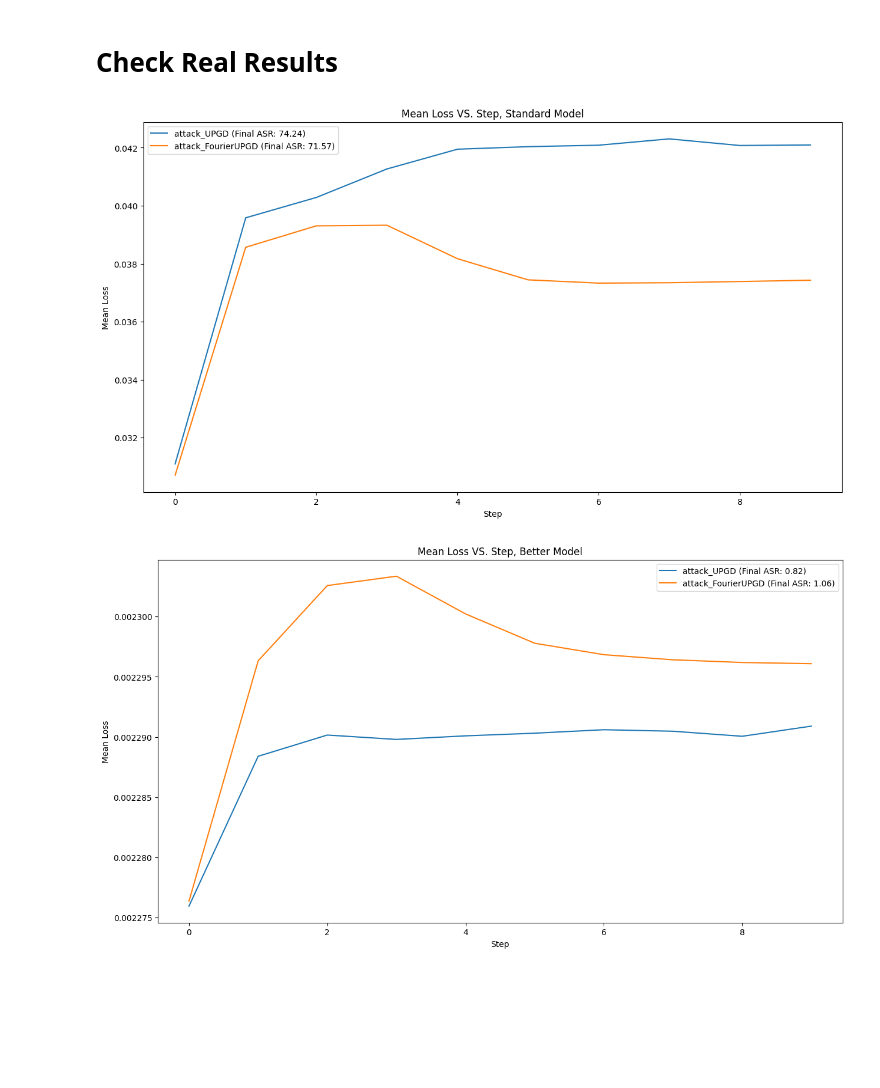
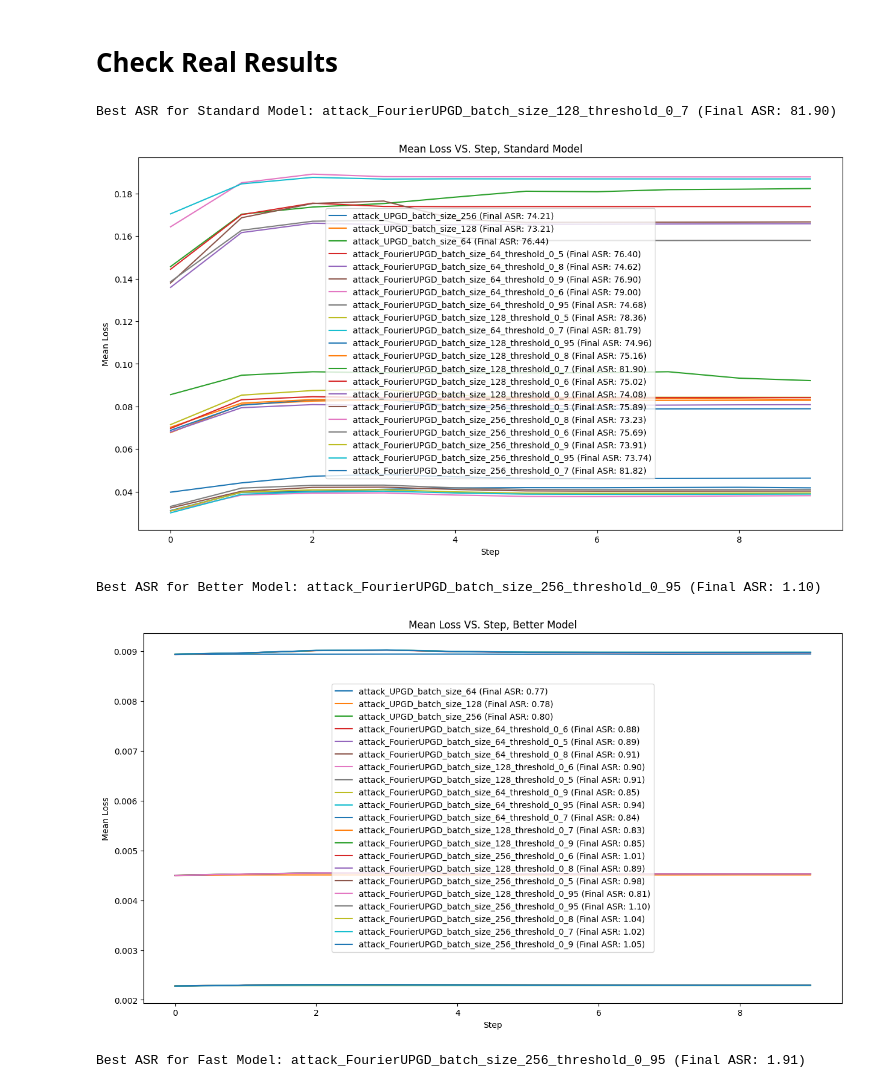
Before and after one commit to wr0om/Attacks_HW1, a Jupyter notebook: check_results.ipynb, the cells around one changed output. Saved outputs shown, nothing was run; the diff lists cells and outputs as text; code cells hidden in the pictures; blank space fills up the shorter version.

```diff
--- a/check_results.ipynb
+++ b/check_results.ipynb
@@ -80,20 +80,32 @@ fast_results = load_results(fast_dir)
 # %%
 def plot_mean_loss_per_step(results, model_name):
     # plot the mean loss per step for each attack in the same plot to compare them
     fig = plt.figure(figsize=(15, 8))
+    best_asr = 0
+    best_asr_label = ""
     for pert_dir, (_, _, mean_loss_per_step, yaniv_accuracy) in results.items():
-        label = pert_dir.split("/")[-3] + f" (Final ASR: {yaniv_accuracy:.2f})"
+        checked_params = pert_dir.split("/")[-2].split("_")[16:]
+        # to string
+        checked_params = "_".join(checked_params)
+        label = pert_dir.split("/")[-3] + "_" + checked_params + f" (Final ASR: {yaniv_accuracy:.2f})"
+        if yaniv_accuracy > best_asr:
+            best_asr = yaniv_accuracy
+            best_asr_label = label
         plt.plot(mean_loss_per_step, label=label)
+    print(f"Best ASR for {model_name}: {best_asr_label}")
     plt.title(f"Mean Loss VS. Step, {model_name}")
     plt.xlabel("Step")
     plt.ylabel("Mean Loss")
     plt.legend()
     plt.show()
 
 
 plot_mean_loss_per_step(standard_results, "Standard Model")
 plot_mean_loss_per_step(better_results, "Better Model")
 plot_mean_loss_per_step(fast_results, "Fast Model")
 # %% [output]
+Best ASR for Standard Model: attack_FourierUPGD_batch_size_128_threshold_0_7 (Final ASR: 81.90)
-[figure, old version]
+[figure, new version]
+Best ASR for Better Model: attack_FourierUPGD_batch_size_256_threshold_0_95 (Final ASR: 1.10)
-[figure, old version]
+[figure, new version]
+Best ASR for Fast Model: attack_FourierUPGD_batch_size_256_threshold_0_95 (Final ASR: 1.91)
```
Also changed, not shown: parts of 5 cells of this notebook, 7 other files.
